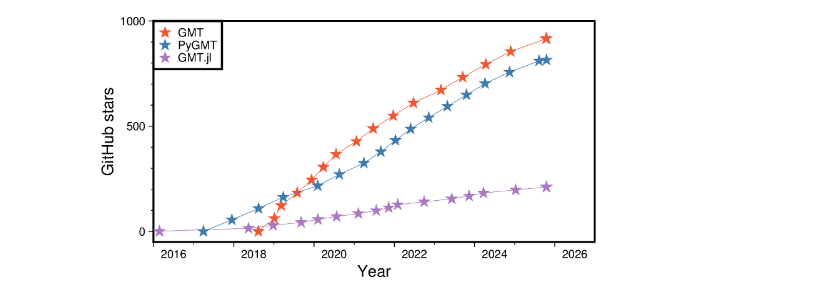
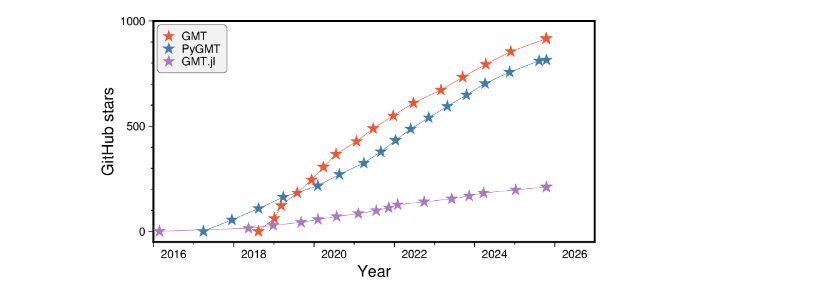
Before and after one commit to GenericMappingTools/pygmt-paper-figures, a Jupyter notebook: pygmt_paper_numpy_datetime.ipynb, the cells around one changed output. Drawn from its saved outputs; the diff is of its cells as text; code cells hidden in the pictures.

Commit message:
Make legend box look nice and use Box class

```diff
--- a/pygmt_paper_numpy_datetime.ipynb
+++ b/pygmt_paper_numpy_datetime.ipynb
@@ -1,31 +1,34 @@
 # %%
 import datetime
 
 import pandas as pd
 import pygmt
 
 fig = pygmt.Figure()
 
 fig.basemap(
     projection="X12c/6c",
     region=[datetime.date(2016, 1, 1), datetime.date(2026, 12, 31), -50, 1000],
     frame=["x+lYear", "y+lGitHub stars"],
 )
 
 for csvfile, color, label in zip(
     ["star_history_gmt.csv", "star_history_pygmt.csv", "star_history_gmtjl.csv"],
     ["238/86/52", "63/124/173", "170/121/193"],
     ["GMT", "PyGMT", "GMT.jl"],
 ):
     df = pd.read_csv(csvfile)
     df["Date"] = df["Date"].str.split(" \\(").str[0]
     df["Date"] = pd.to_datetime(df["Date"], format="%a %b %d %Y %H:%M:%S GMT%z", utc=True)
 
     fig.plot(x=df["Date"], y=df["Stars"], pen=color)
     fig.plot(x=df["Date"], y=df["Stars"], fill=color, style="a0.35c", label=label)
 
-fig.legend(position="jTL", box=True)
+fig.legend(
+    position="jTL+o0.1c+w1.9c",
+    box=pygmt.params.Box(fill="gray95", pen="0.5p,gray50", radius="3p")
+)
 
 fig.show()
 # %% [output]
-[figure, old version]
+[figure, new version]
```
